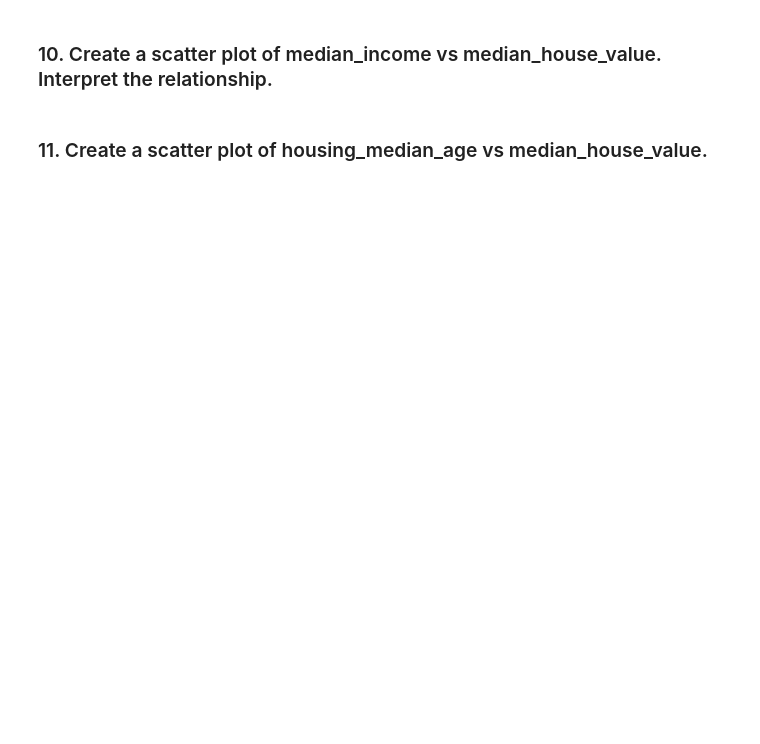
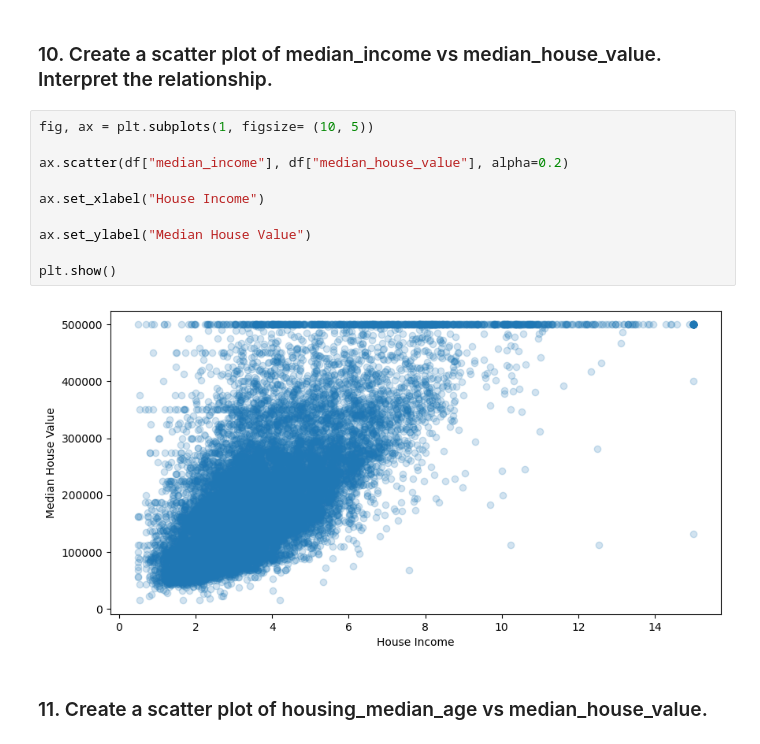
Before and after one commit to AmirhosseinNorouzi88/questions_updated.ipynb, a Jupyter notebook: questions_updated.ipynb, the cells around one changed output. Drawn from its saved outputs; the diff is of its cells as text; blank space fills up the shorter version.

```diff
--- a/questions_updated.ipynb
+++ b/questions_updated.ipynb
@@ -28,4 +155,16 @@ Dataset file: `california_housing_train.csv`
 # %% [markdown]
 ### 10. Create a scatter plot of median_income vs median_house_value. Interpret the relationship.
+# %%
+fig, ax = plt.subplots(1, figsize= (10, 5))
+
+ax.scatter(df["median_income"], df["median_house_value"], alpha=0.2)
+
+ax.set_xlabel("House Income")
+
+ax.set_ylabel("Median House Value")
+
+plt.show()
+# %% [output]
+[figure, added]
 # %% [markdown]
 ### 11. Create a scatter plot of housing_median_age vs median_house_value.
```
Also changed, not shown: parts of 43 cells of this notebook.
